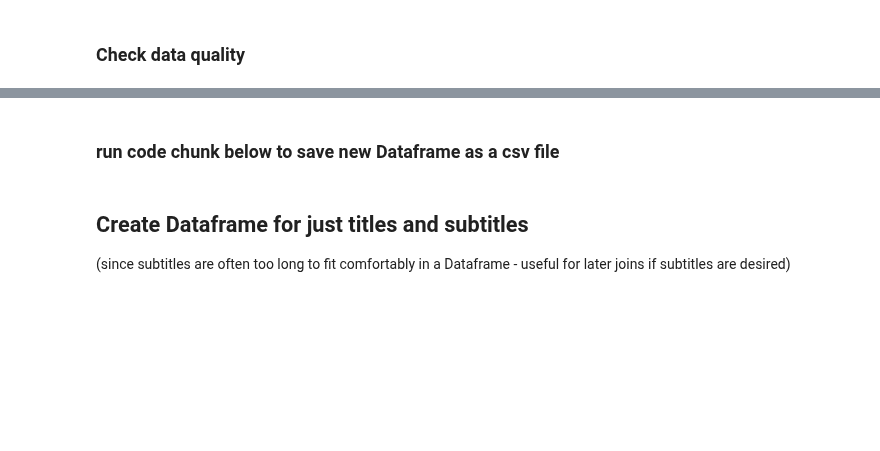
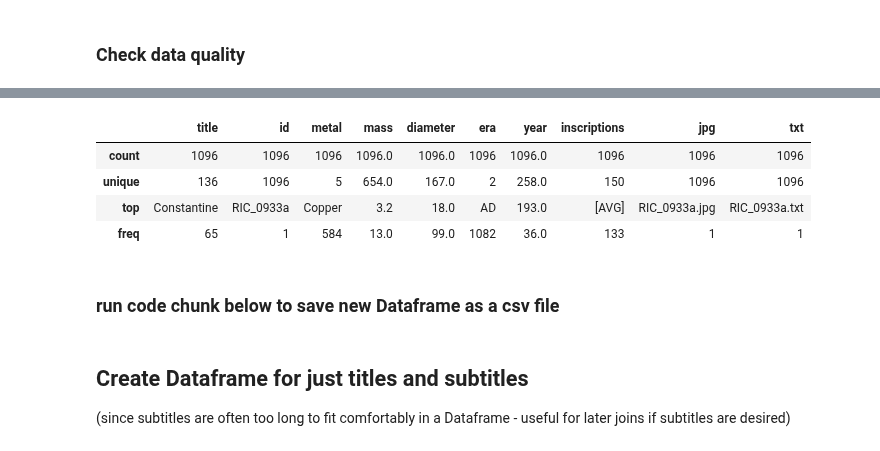
Before and after one commit to vbalalian/data-portfolio, a Jupyter notebook: Roman_coins/Roman_Coin_Webscraping.ipynb, the cells around one changed output, grey strips where cells are left out. Saved outputs shown, nothing was run; the diff lists cells and outputs as text; code cells hidden in the pictures; blank space fills up the shorter version.

```diff
--- a/Roman_coins/Roman_Coin_Webscraping.ipynb
+++ b/Roman_coins/Roman_Coin_Webscraping.ipynb
@@ -517,3 +528,12 @@ roman_coins.describe()
+# %%
+roman_coins3 = roman_coins2.dropna()
+roman_coins3.describe()
+# %% [output]
+|  | title | id | metal | mass | diameter | era | year | inscriptions | jpg | txt |
+| count | 1096 | 1096 | 1096 | 1096.0 | 1096.0 | 1096 | 1096.0 | 1096 | 1096 | 1096 |
+| unique | 136 | 1096 | 5 | 654.0 | 167.0 | 2 | 258.0 | 150 | 1096 | 1096 |
+| top | Constantine | RIC_0933a | Copper | 3.2 | 18.0 | AD | 193.0 | [AVG] | RIC_0933a.jpg | RIC_0933a.txt |
+| freq | 65 | 1 | 584 | 13.0 | 99.0 | 1082 | 36.0 | 133 | 1 | 1 |
 # %% [markdown]
 ### run code chunk below to save new Dataframe as a csv file
 # %%
```
Also changed, not shown: parts of 3 cells of this notebook.
